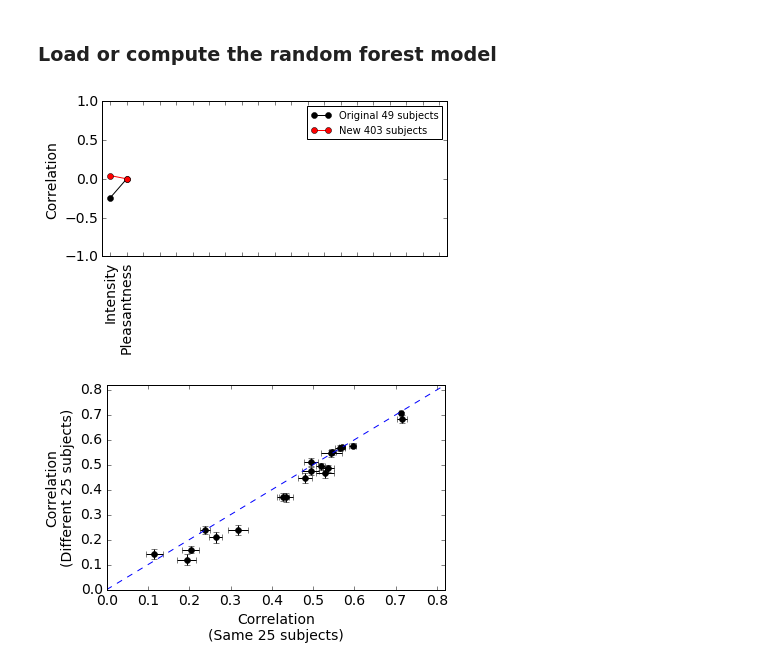
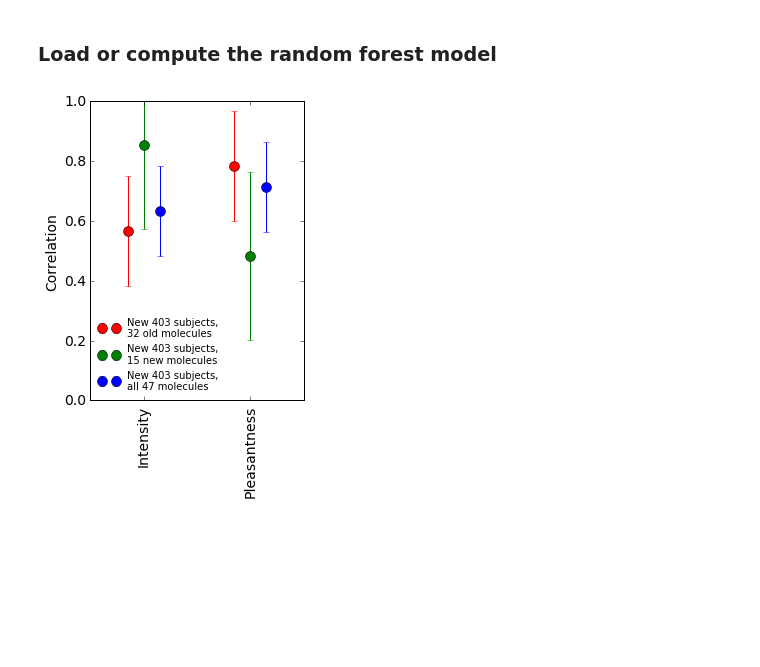
Before and after one commit to dream-olfaction/olfaction-prediction, a Jupyter notebook: opc_python/paper/new-data.ipynb, the cells around one changed output. Saved outputs shown, nothing was run; the diff lists cells and outputs as text; code cells hidden in the pictures; blank space fills up the shorter version.

```diff
--- a/opc_python/paper/new-data.ipynb
+++ b/opc_python/paper/new-data.ipynb
@@ -54,0 +124,3 @@ shared_CID_dilutions_new = [x for x in new_CID_dilutions if int(x.split('_')[0])
+# %%
+new_features = pd.read_excel('../../data/dragon descriptors for 0869 odors.xlsx',index_col=0)
+new_features.head()
@@ -54,0 +136,3 @@ shared_CID_dilutions_new = [x for x in new_CID_dilutions if int(x.split('_')[0])
+# %%
+all_features = pd.concat([dream_features['dragon'].drop('complexity from pubmed',1),new_features])
+all_features.head()
@@ -85,24 +197,2 @@ shared_matrices_old = {key:value for key,value in old_matrices.items() if key in
 # %% [markdown]
 ### Load or compute the random forest model
-# %%
-from sklearn.cross_validation import ShuffleSplit
-from sklearn.ensemble import RandomForestRegressor
-
-use_et, max_features, max_depth, min_samples_leaf, trans_weight, regularize, use_mask = params.get_other_params()
-rs_in = np.zeros((2,1))
-rs_out = np.zeros((2,1))
-n_splits = 1
-for col in [0,]:#1]:
-    for i in [0,]:
-        rfc = RandomForestRegressor(n_estimators=30, max_features=max_features[col], random_state=0)
-        Y_train,imputer = dream.make_Y_obs(dream_only_matrices,imputer='mask',quiet=True)
-        #Y_test_in,imputer = dream.make_Y_obs(shared_matrices_old,target_dilution=-3 if col==0 else 'high',imputer='mask',quiet=True)
-        Y_test_in,imputer = dream.make_Y_obs(shared_matrices_old,imputer='mask',quiet=True)
-        Y_test_out,imputer = dream.make_Y_obs(shared_matrices_new,imputer='mask',quiet=True)
-        rfc.fit(X_train,Y_train['mean_std'][:,col])
-        X_test_new = X_test_new_int if col==0 else X_test_new_other
-        X_test_old = X_test_old_int if col==0 else X_test_old_other
-        Y_predicted_new = rfc.predict(X_test_new)
-        Y_predicted_old = rfc.predict(X_test_old)
-        rs_in[col,i] = np.corrcoef(Y_predicted_old,Y_test_in['mean_std'][:,col])[0,1]
-        rs_out[col,i] = np.corrcoef(Y_predicted_new,Y_test_out['mean_std'][:,col])[0,1]
@@ -109,30 +231,20 @@ for col in [0,]:#1]:
 # %%
 # 25 x 30
 import matplotlib as mpl
 mpl.rcParams.update({'font.size':14})
 #plt.errorbar(range(21),rs_in.mean(axis=1),yerr=rs_in.std(axis=1)/np.sqrt(n_splits),color='k',fmt='o-',label='Original 49 subjects')
 #plt.errorbar(range(21),rs_out.mean(axis=1),yerr=rs_out.std(axis=1)/np.sqrt(n_splits),color='r',fmt='o-',label='New 403 subjects')
-plt.plot(range(2),rs_in.mean(axis=1),'ko-',label='Original 49 subjects')
-plt.plot(range(2),rs_out.mean(axis=1),'ro-',label='New 403 subjects')
-plt.xlim(-0.5,20.5)
-plt.ylim(-1,1)
-plt.xticks(range(21),['Intensity','Pleasantness'],rotation=90);
+#plt.plot(range(2),rs['old_old'],'ko-',label='Original 49 subjects, 32 old molecules')
+plt.figure(figsize=(4,6))
+plt.errorbar(np.arange(2)-0.15,rs['old_new'],yerr=np.tanh(1/np.sqrt(32-3)),color='r',marker='o',linestyle='',markersize=10,label='New 403 subjects,\n32 old molecules')
+plt.errorbar(np.arange(2),rs['new_new'],yerr=np.tanh(1/np.sqrt(15-3)),color='g',marker='o',linestyle='',markersize=10,label='New 403 subjects,\n15 new molecules')
+plt.errorbar(np.arange(2)+0.15,rs['new'],yerr=np.tanh(1/np.sqrt(47-3)),color='b',marker='o',linestyle='',markersize=10,label='New 403 subjects,\nall 47 molecules')
+plt.xlim(-0.5,1.5)
+plt.ylim(0,1)
+plt.xticks(range(2),['Intensity','Pleasantness'],rotation=90);
 plt.ylabel('Correlation')
-plt.legend(fontsize=10)
+plt.legend(fontsize=10,loc=3,frameon=0)
 plt.tight_layout()
-#plt.savefig('/Users/rgerkin/Desktop/subject-splits1.eps',format='eps')
+plt.savefig('/Users/rgerkin/Desktop/new_predictions_andreas.eps',format='eps')
 # %% [output]
-[figure, old version]
+[figure, new version]
-# %%
-plt.errorbar(rs_in4.mean(axis=1),rs_out4.mean(axis=1),
-             xerr=rs_in4.std(axis=1)/np.sqrt(n_splits),yerr=rs_out4.std(axis=1)/np.sqrt(n_splits),
-             color='k',fmt='o')
-plt.plot([0,1],[0,1],'--')
-plt.xlim(0,0.82)
-plt.ylim(0,0.82)
-plt.xlabel('Correlation\n(Same 25 subjects)')
-plt.ylabel('Correlation\n(Different 25 subjects)')
-plt.tight_layout()
-plt.savefig('/Users/rgerkin/Desktop/subject-splits2.eps',format='eps')
-# %% [output]
-[figure, removed]
```
Also changed, not shown: parts of 24 cells of this notebook, 7 other files.
